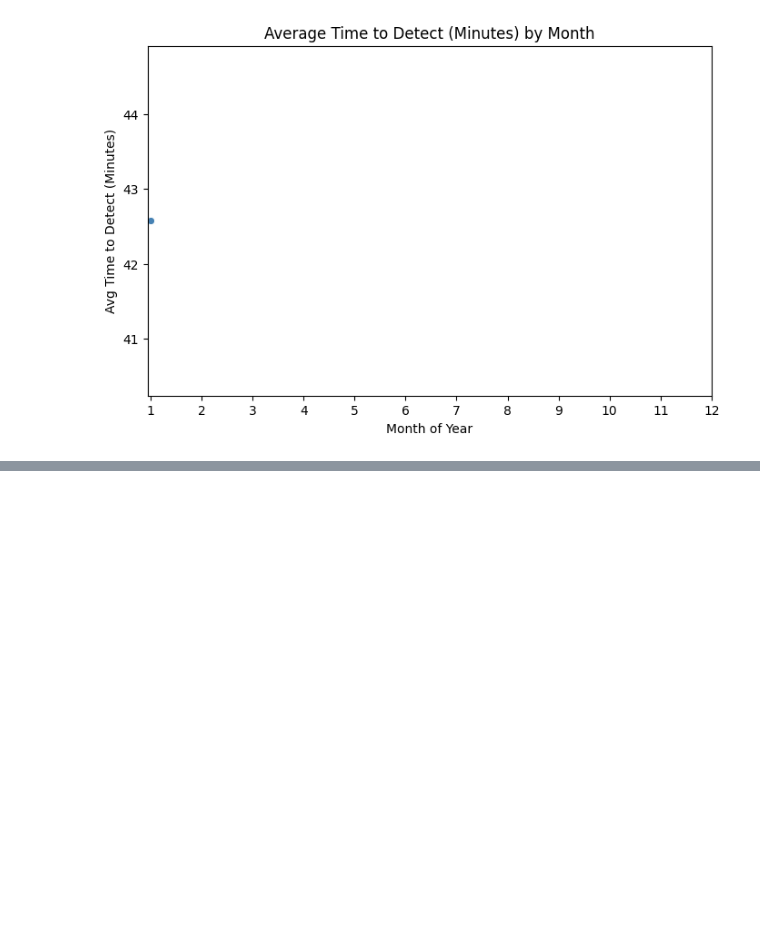
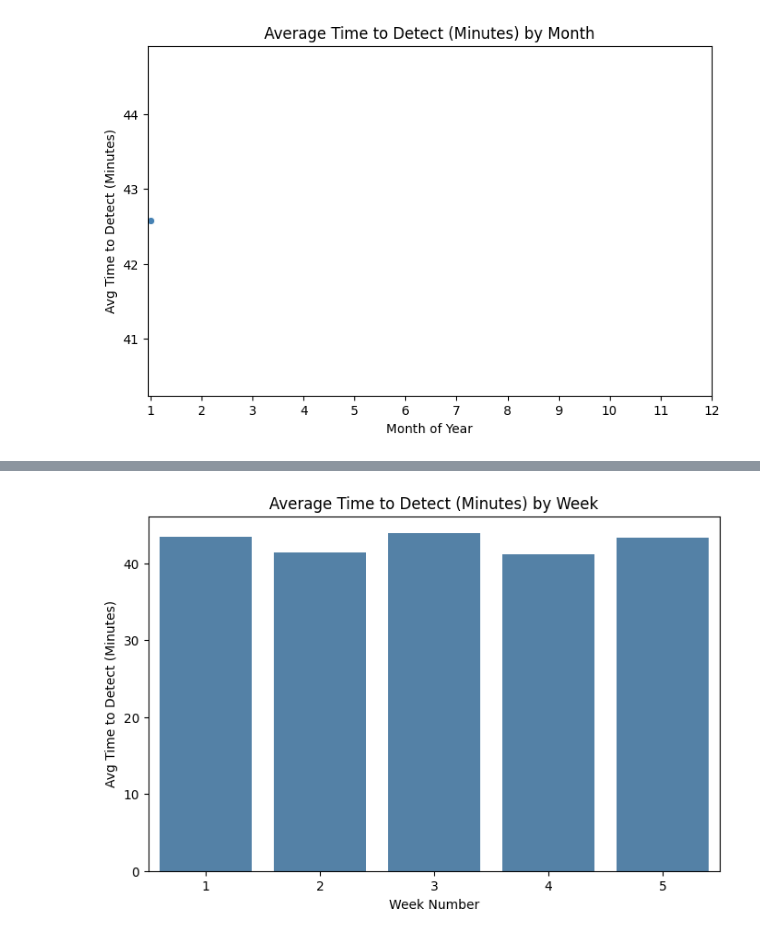
Before and after one commit to pain459/learn_ds, a Jupyter notebook: projects/stability_analysis/workbook.ipynb, the cells around one changed output, grey strips where cells are left out. Saved outputs shown, nothing was run; the diff lists cells and outputs as text; code cells hidden in the pictures; blank space fills up the shorter version.

Commit message:
ttd over weeks.

```diff
--- a/projects/stability_analysis/workbook.ipynb
+++ b/projects/stability_analysis/workbook.ipynb
@@ -170,3 +170,13 @@ plt.xticks(range(1,13))  # in case you want ticks from 1 to 12
 plt.show()
 # %% [output]
 [figure]
+# %%
+# Group by week_number and calculate average time_to_detect_minutes
+weekly_detection_times = df.groupby('week_number')['time_to_detect_minutes'].mean()
+
+# Convert to a DataFrame for easier handling/plotting
+weekly_detection_times_df = weekly_detection_times.reset_index().rename(
+    columns={'time_to_detect_minutes': 'avg_time_to_detect_minutes'}
+)
+
+weekly_detection_times_df
@@ -172,0 +190,15 @@ plt.show()
+# %%
+# Bar plot
+plt.figure(figsize=(8,5))
+sns.barplot(
+    x='week_number',
+    y='avg_time_to_detect_minutes',
+    data=weekly_detection_times_df,
+    color="steelblue"
+)
+plt.title("Average Time to Detect (Minutes) by Week")
+plt.xlabel("Week Number")
+plt.ylabel("Avg Time to Detect (Minutes)")
+plt.show()
+# %% [output]
+[figure, added]
```
Also changed, not shown: parts of 2 cells of this notebook.
